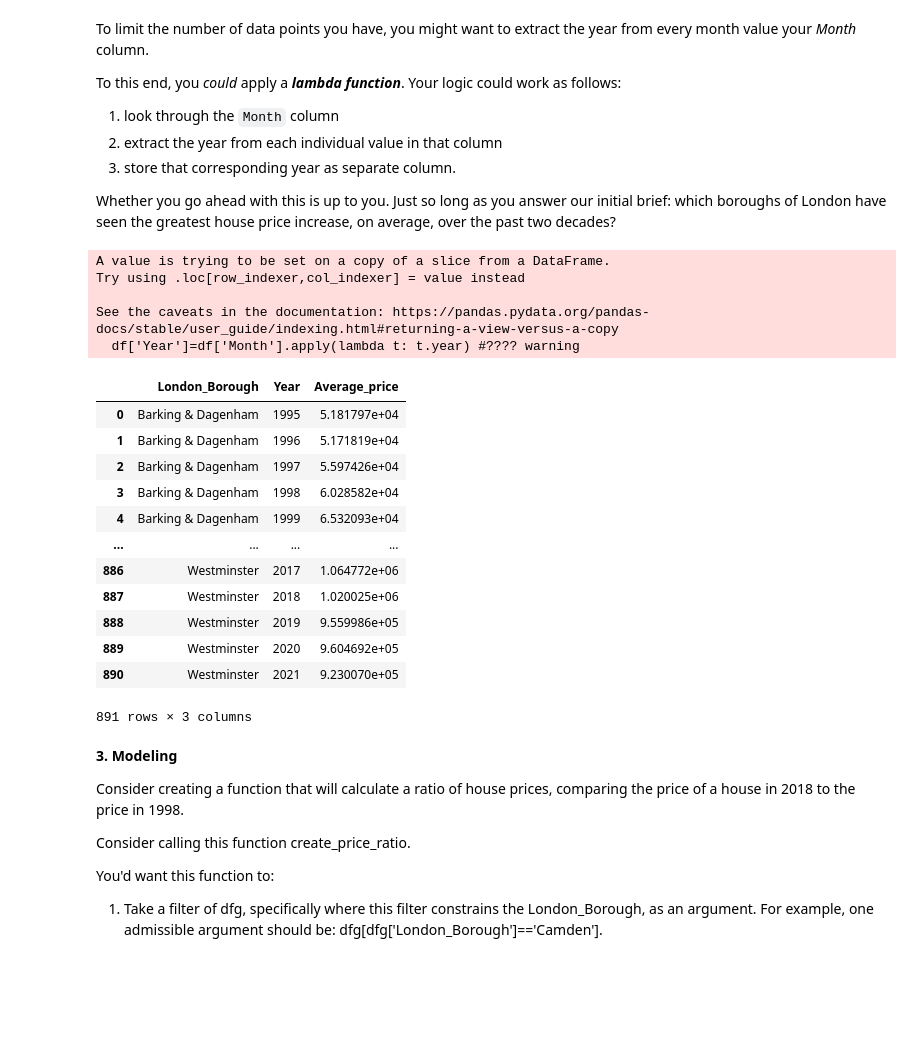
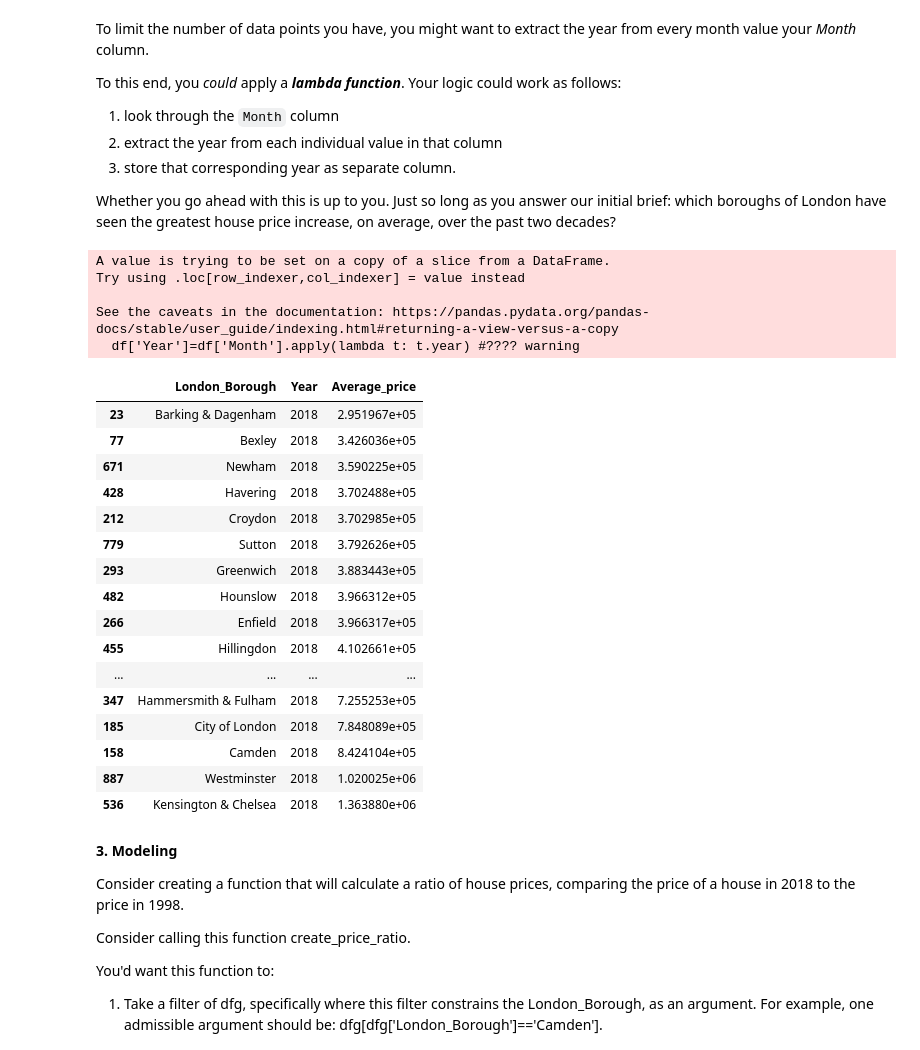
Before and after one commit to eliepark/Springboard, a Jupyter notebook: Unit 4 Challenge Tier 3 Complete.ipynb, the cells around one changed output. Saved outputs shown, nothing was run; the diff lists cells and outputs as text; code cells hidden in the pictures; blank space fills up the shorter version.

```diff
--- a/Unit 4 Challenge Tier 3 Complete.ipynb
+++ b/Unit 4 Challenge Tier 3 Complete.ipynb
@@ -206,26 +206,32 @@ Whether you go ahead with this is up to you. Just so long as you answer our init
 # %%
 df['Year']=df['Month'].apply(lambda t: t.year) #???? warning
 dfg=df.groupby(['London_Borough', 'Year']).mean()
-dfg=dfg.reset_index() #fills in values??
+dfg=dfg.reset_index() #automatically fills in values for London_Borough?
+dfgg=dfg.sort_values('Average_price', ascending=True)
+dfgg[dfgg['Year']==2018]
 # %% [output]
 A value is trying to be set on a copy of a slice from a DataFrame.
 Try using .loc[row_indexer,col_indexer] = value instead
 
 See the caveats in the documentation: https://pandas.pydata.org/pandas-docs/stable/user_guide/indexing.html#returning-a-view-versus-a-copy
   df['Year']=df['Month'].apply(lambda t: t.year) #???? warning
 |  | London_Borough | Year | Average_price |
-| 0 | Barking & Dagenham | 1995 | 5.181797e+04 |
-| 1 | Barking & Dagenham | 1996 | 5.171819e+04 |
-| 2 | Barking & Dagenham | 1997 | 5.597426e+04 |
-| 3 | Barking & Dagenham | 1998 | 6.028582e+04 |
-| 4 | Barking & Dagenham | 1999 | 6.532093e+04 |
+| 23 | Barking & Dagenham | 2018 | 2.951967e+05 |
+| 77 | Bexley | 2018 | 3.426036e+05 |
+| 671 | Newham | 2018 | 3.590225e+05 |
+| 428 | Havering | 2018 | 3.702488e+05 |
+| 212 | Croydon | 2018 | 3.702985e+05 |
+| 779 | Sutton | 2018 | 3.792626e+05 |
+| 293 | Greenwich | 2018 | 3.883443e+05 |
+| 482 | Hounslow | 2018 | 3.966312e+05 |
+| 266 | Enfield | 2018 | 3.966317e+05 |
+| 455 | Hillingdon | 2018 | 4.102661e+05 |
 | ... | ... | ... | ... |
-| 886 | Westminster | 2017 | 1.064772e+06 |
+| 347 | Hammersmith & Fulham | 2018 | 7.255253e+05 |
+| 185 | City of London | 2018 | 7.848089e+05 |
+| 158 | Camden | 2018 | 8.424104e+05 |
 | 887 | Westminster | 2018 | 1.020025e+06 |
-| 888 | Westminster | 2019 | 9.559986e+05 |
-| 889 | Westminster | 2020 | 9.604692e+05 |
-| 890 | Westminster | 2021 | 9.230070e+05 |
+| 536 | Kensington & Chelsea | 2018 | 1.363880e+06 |
-891 rows × 3 columns
 # %% [markdown]
 **3. Modeling**
 
```
Also changed, not shown: parts of 1 cell of this notebook.
